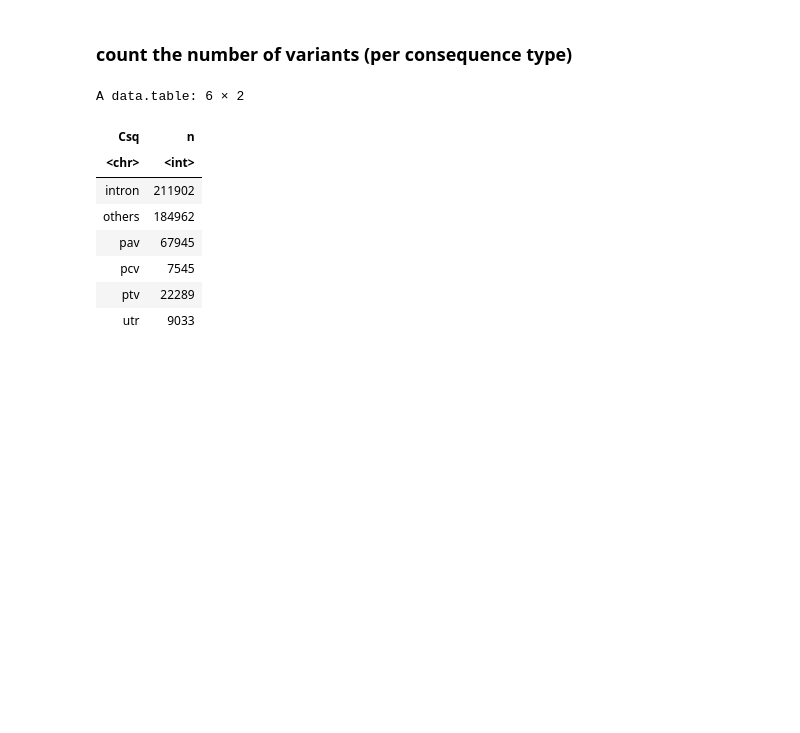
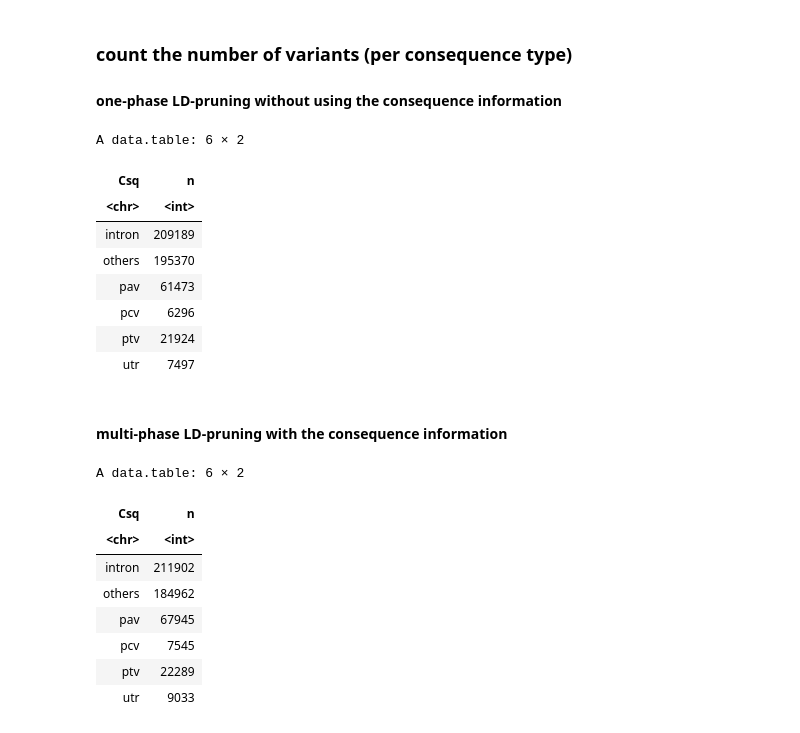
Before and after one commit to rivas-lab/ukbb-tools, a Jupyter notebook: 17_annotation/20201012_array-combined/6c_LD_indep_check.ipynb, the cells around one changed output. Drawn from its saved outputs; the diff is of its cells as text; code cells hidden in the pictures; blank space fills up the shorter version.

```diff
--- a/17_annotation/20201012_array-combined/6c_LD_indep_check.ipynb
+++ b/17_annotation/20201012_array-combined/6c_LD_indep_check.ipynb
@@ -30,5 +36,22 @@ lapply(function(csq){
 # %% [markdown]
 ### count the number of variants (per consequence type)
+
+#### one-phase LD-pruning without using the consequence information
+# %%
+prune_in_QCed_df %>%
+count(Csq)
+# %% [output]
+A data.table: 6 × 2
+| Csq | n |
+| <chr> | <int> |
+| intron | 209189 |
+| others | 195370 |
+| pav | 61473 |
+| pcv | 6296 |
+| ptv | 21924 |
+| utr | 7497 |
+# %% [markdown]
+#### multi-phase LD-pruning with the consequence information
 # %%
 prune_in_df %>% count(Csq)
 # %% [output]
```
Also changed, not shown: parts of 11 cells of this notebook, 3 other files.
